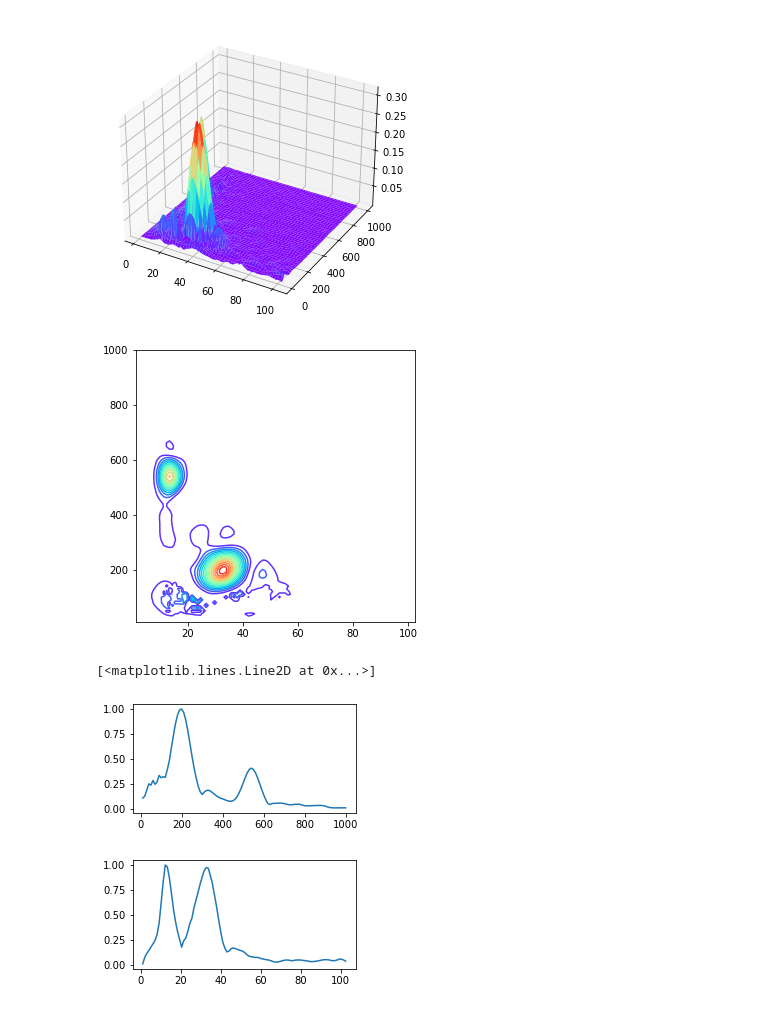
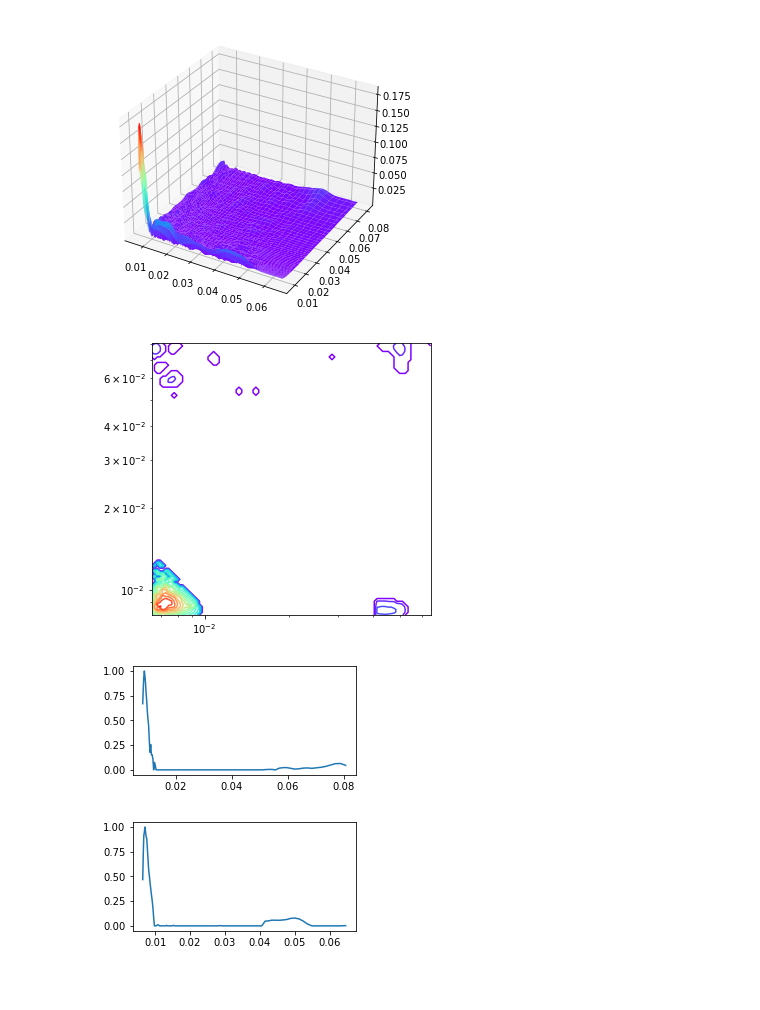
Before and after one commit to chenbo-cyber/DILT_ViT_2D, a Jupyter notebook: test_result.ipynb, the cells around one changed output. Cells and saved outputs as stored; diff of their text form; code cells hidden in the pictures; blank space fills up the shorter version.

```diff
--- a/test_result.ipynb
+++ b/test_result.ipynb
@@ -129,16 +135,17 @@ with torch.no_grad():
     # checkpoint = torch.load('Experiments/T2T2_lin_auto_48/SimpleViT_lambda=0.4/checkpoints/last.pth')
     # checkpoint = torch.load('Experiments/T2T2_lin_auto_48/SimpleViT_lambda=0.4_amp0.5/checkpoints/last.pth')
     # checkpoint = torch.load('Experiments/T2T2_lin_auto_48/SimpleViT_lambda=0.7_T2T2/checkpoints/last.pth')
-    # checkpoint = torch.load('Experiments/SimpleViT_230726_100014/checkpoints/epoch_300.pth')
-    checkpoint = torch.load('Experiments/SimpleViT_230816_151008/checkpoints/epoch_300.pth')
-    # checkpoint = torch.load('Experiments/SimpleViT_230808_104323/checkpoints/epoch_300.pth')
+    # checkpoint = torch.load('Experiments/SimpleViT_best1/checkpoints/epoch_200.pth', map_location='cuda:1')
+    checkpoint = torch.load('Experiments/SimpleViT_240111_172743/checkpoints/epoch_300.pth')
+    DEVICE = torch.device('cuda:1')
+    # checkpoint = torch.load('Experiments/SimpleViT_best4/checkpoints/epoch_300.pth', map_location='cuda:1')
     args = checkpoint['args']
     module = train.set_module(args)
     module.load_state_dict(checkpoint['model'])
-    module.to(args.device)
+    module.to(DEVICE)
     module.eval()
 
-test_input = torch.tensor(concat_data).unsqueeze(0).to(args.device)
+test_input = torch.tensor(concat_data).unsqueeze(0).to(DEVICE)
 test_input = test_input.to(torch.float32)
 
 test_out = module(test_input)
@@ -155,40 +162,45 @@ def blocks_threshold(image, block_size, gamma):
             # threshold = np.max(block)*gamma
             block[block<threshold]=0
             new_image[y:y+block_size, x:x+block_size] = block
     return new_image
 
 label_dim = 100
 
 figure = plt.figure(0)
 axes = Axes3D(figure)
 
-x = np.linspace(0.01, 1, 100)*result_scale_T
-y = np.linspace(0.01, 1, 100)*result_scale_D
+# y = np.linspace(0.1, 10, 100)*result_scale_T
+# x = np.linspace(0.01, 1, 100)*result_scale_D
+x = np.logspace(-1, 0, 100)*result_scale_T
+y = np.logspace(-1, 0, 100)*result_scale_D
 
 X,Y = np.meshgrid(x, y)
 Z = test_out[0].reshape(label_dim, label_dim)
 axes.plot_surface(X,Y,Z,cmap='rainbow')
 plt.show()
 
 # Z[Z<0.05]=0
-# Z = blocks_threshold(Z, 40, 0.45)
+Z = blocks_threshold(Z, 80, 0.4)
 # Z[Z<0.03]=0
 plt.figure(1, figsize=(5, 5))
 plt.contour(X, Y, Z, 20, cmap='rainbow')
+plt.xscale('log')
+plt.yscale('log')
 plt.show()
 
 # Z[Z<0.04]=0
 Z = Z / np.max(Z)
 plt.figure(1, figsize=(4, 2))
 plt.plot(y, np.sum(Z, axis=1).T / np.max(np.sum(Z, axis=1)))
+# plt.xscale('log')
 plt.figure(2, figsize=(4, 2))
 plt.plot(x, np.sum(Z, axis=0).T / np.max(np.sum(Z, axis=0)))
+# plt.xscale('log')
 
-# scio.savemat("./Results/T1T2_result.mat", {'S': Z, 'y': y, 'x':x,
-#                                            'Sx': np.sum(Z, axis=0).T / np.max(np.sum(Z, axis=0)), 'Sy':np.sum(Z, axis=1).T / np.max(np.sum(Z, axis=1))})
+scio.savemat("./Results/_result.mat", {'S': Z, 'y': y, 'x':x,
+                                           'Sx': np.sum(Z, axis=0).T / np.max(np.sum(Z, axis=0)), 'Sy':np.sum(Z, axis=1).T / np.max(np.sum(Z, axis=1))})
 # %% [output]
-[figure, old version]
+[figure, new version]
-[figure, old version]
+[figure, new version]
-[<matplotlib.lines.Line2D at 0x...>]
-[figure, old version]
+[figure, new version]
-[figure, old version]
+[figure, new version]
```
Also changed, not shown: parts of 1 cell of this notebook, 7 other files.
